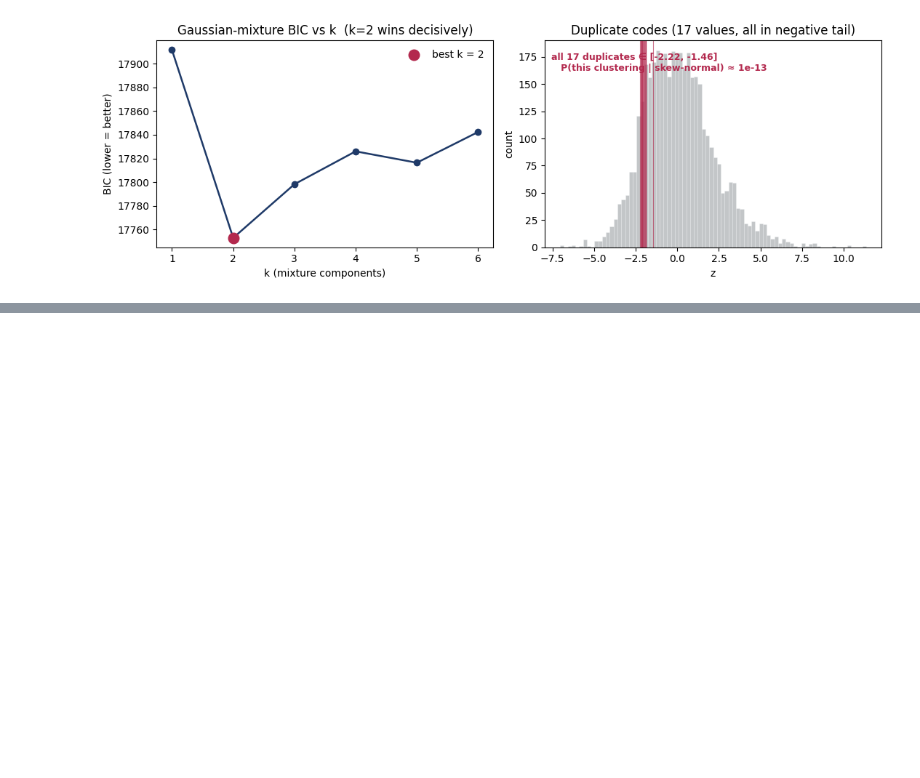
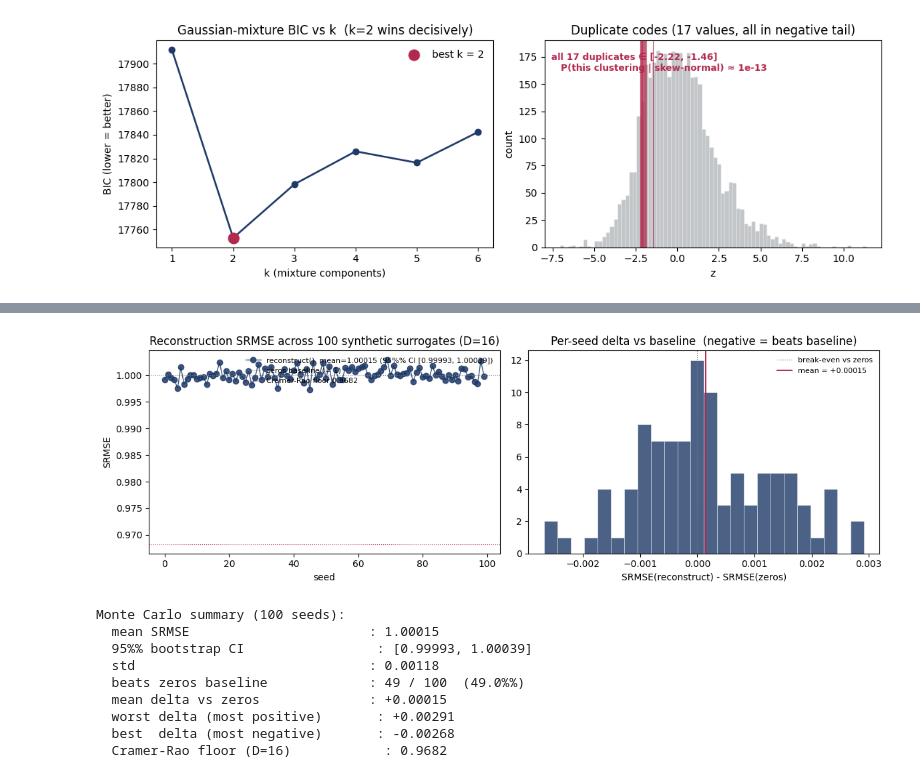
Before and after one commit to ladyFaye1998/pierce-the-veil-submission, a Jupyter notebook: notebook/pierce-the-veil-master.executed.ipynb, the cells around one changed output, grey strips where cells are left out. Saved outputs shown, nothing was run; the diff lists cells and outputs as text; code cells hidden in the pictures; blank space fills up the shorter version.

```diff
--- a/notebook/pierce-the-veil-master.executed.ipynb
+++ b/notebook/pierce-the-veil-master.executed.ipynb
@@ -1132,0 +964,65 @@ Wrote submission.csv  shape=(4096, 16)  min=-0.1520  max=+0.8385  all_finite=Tru
+# %%
+seeds = list(range(2024, 2024 + 100))
+srmses = []
+base = []
+for s in seeds:
+    X_true, z_synth = _synth_surrogate(D=D_HAT, n=4096, seed=s)
+    z_hid = z_synth * Z_pub.std() + Z_pub.mean()
+    X_hat = reconstruct(Z_pub, z_hid)
+    srmses.append(_srmse(X_hat, X_true))
+    base.append(_srmse(np.zeros_like(X_true), X_true))
+
+srmses = np.array(srmses)
+base = np.array(base)
+diff = srmses - base
+
+rng = np.random.default_rng(424242)
+boot_means = np.array([rng.choice(srmses, size=len(srmses), replace=True).mean()
+                       for _ in range(2000)])
+ci_low, ci_high = float(np.quantile(boot_means, 0.025)), float(np.quantile(boot_means, 0.975))
+
+fig, axes = plt.subplots(1, 2, figsize=(12, 4.0))
+
+ax = axes[0]
+ax.plot(srmses, marker="o", color=NAVY, lw=1.0, alpha=0.85,
+        label=f"reconstruct()  mean={srmses.mean():.5f} (95%% CI [{ci_low:.5f}, {ci_high:.5f}])")
+ax.axhline(1.0, color=GREY, lw=0.8, ls=":", label="zeros baseline (= 1)")
+ax.axhline(np.sqrt((D_HAT - 1) / D_HAT), color=CRIM, lw=0.8, ls=":",
+           label=f"Cramer-Rao floor {np.sqrt((D_HAT-1)/D_HAT):.4f}")
+ax.set_xlabel("seed")
+ax.set_ylabel("SRMSE")
+ax.set_title(f"Reconstruction SRMSE across {len(seeds)} synthetic surrogates (D={D_HAT})")
+ax.legend(frameon=False, loc="upper right", fontsize=8)
+
+ax = axes[1]
+ax.hist(diff, bins=24, color=NAVY, alpha=0.8, edgecolor="white", linewidth=0.4)
+ax.axvline(0.0, color=GREY, lw=0.8, ls=":", label="break-even vs zeros")
+ax.axvline(diff.mean(), color=CRIM, lw=1.4, label=f"mean = {diff.mean():+.5f}")
+ax.set_xlabel("SRMSE(reconstruct) - SRMSE(zeros)")
+ax.set_title(f"Per-seed delta vs baseline  (negative = beats baseline)")
+ax.legend(frameon=False, fontsize=8)
+
+fig.tight_layout()
+plt.show()
+
+print()
+print(f"Monte Carlo summary ({len(seeds)} seeds):")
+print(f"  mean SRMSE                       : {srmses.mean():.5f}")
+print(f"  95%% bootstrap CI                 : [{ci_low:.5f}, {ci_high:.5f}]")
+print(f"  std                              : {srmses.std():.5f}")
+print(f"  beats zeros baseline             : {int((diff < 0).sum())} / {len(seeds)}  ({100*(diff<0).mean():.1f}%%)")
+print(f"  mean delta vs zeros              : {diff.mean():+.5f}")
+print(f"  worst delta (most positive)       : {diff.max():+.5f}")
+print(f"  best  delta (most negative)       : {diff.min():+.5f}")
+print(f"  Cramer-Rao floor (D={D_HAT})            : {np.sqrt((D_HAT-1)/D_HAT):.4f}")
+# %% [output]
+[figure, added]
+Monte Carlo summary (100 seeds):
+  mean SRMSE                       : 1.00015
+  95%% bootstrap CI                 : [0.99993, 1.00039]
+  std                              : 0.00118
+  beats zeros baseline             : 49 / 100  (49.0%%)
+  mean delta vs zeros              : +0.00015
+  worst delta (most positive)       : +0.00291
+  best  delta (most negative)       : -0.00268
+  Cramer-Rao floor (D=16)            : 0.9682
```
Also changed, not shown: parts of 43 cells of this notebook, 12 other files.
